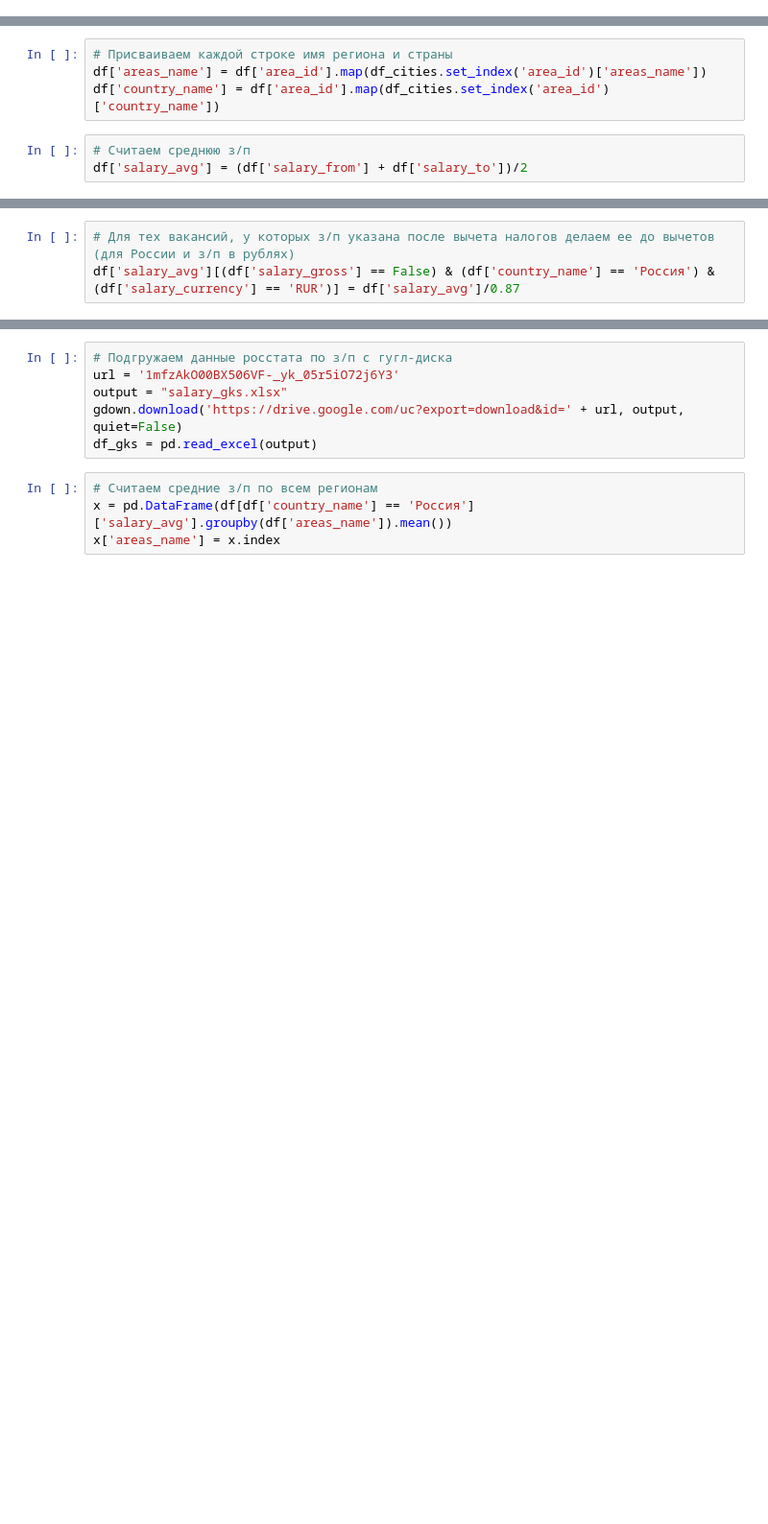
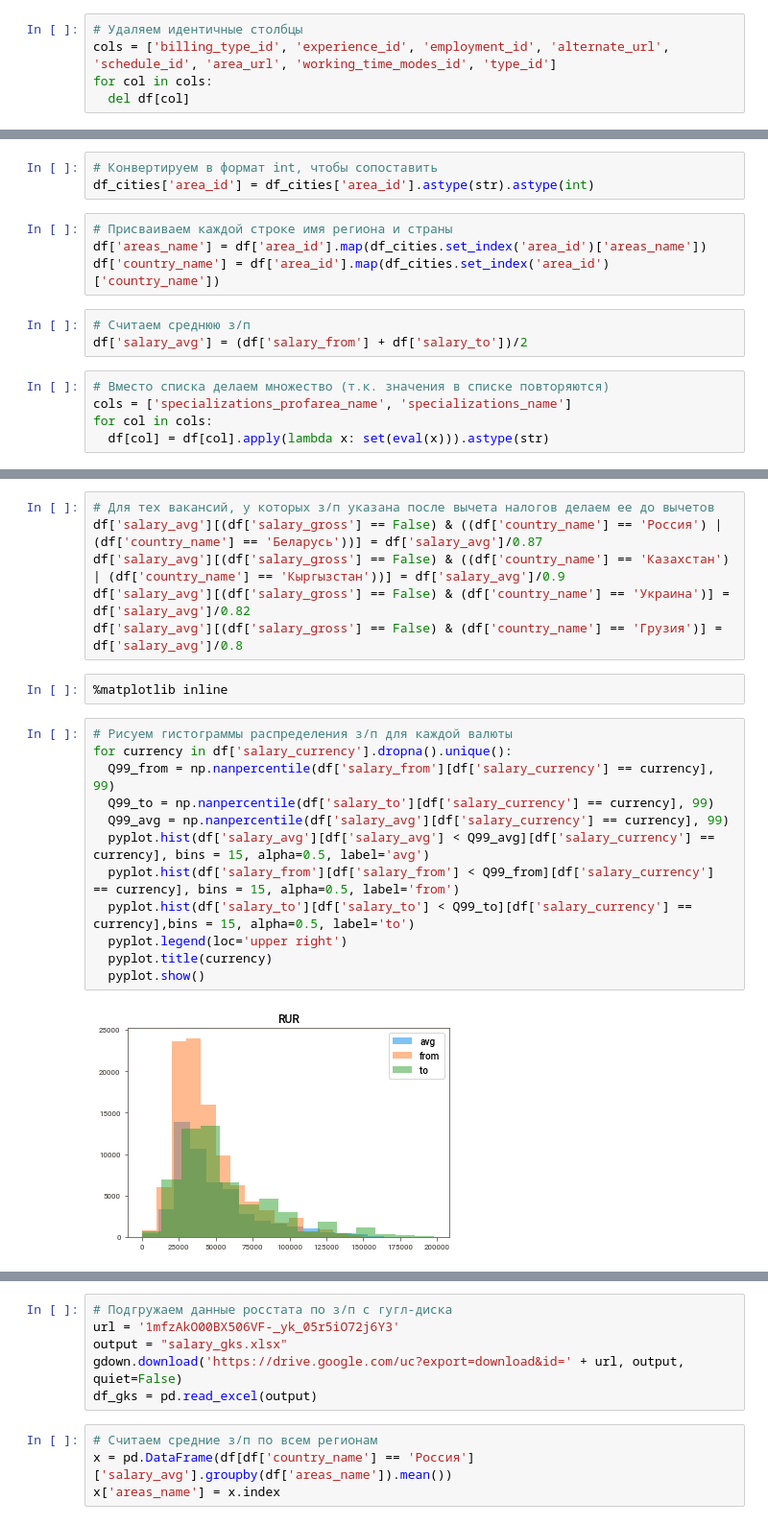
Before and after one commit to alievaliza/MSU_diploma, a Jupyter notebook: notebooks/EDA_hh_data.ipynb, the cells around one changed output, grey strips where cells are left out. Shown: that part at 96% size. Saved outputs shown, nothing was run; the diff lists cells and outputs as text; blank space fills up the shorter version.

```diff
--- a/notebooks/EDA_hh_data.ipynb
+++ b/notebooks/EDA_hh_data.ipynb
@@ -23,3 +32,8 @@ df = pd.read_excel(output)
+# %%
+# Удаляем идентичные столбцы
+cols = ['billing_type_id', 'experience_id', 'employment_id', 'alternate_url', 'schedule_id', 'area_url', 'working_time_modes_id', 'type_id']
+for col in cols:
+  del df[col]
 # %%
 # Получаем все города и их parent_id
 req = requests.get('https://api.hh.ru/areas')  # Посылаем запрос к API
@@ -45,6 +59,9 @@ df_cities['areas_name'] = areas_name
 # Переименовываем столбец
 df_cities['area_id'] = df_cities['id']
 df_cities = df_cities.drop('id', 1)
+# %%
+# Конвертируем в формат int, чтобы сопоставить
+df_cities['area_id'] = df_cities['area_id'].astype(str).astype(int)
 # %%
 # Присваиваем каждой строке имя региона и страны
 df['areas_name'] = df['area_id'].map(df_cities.set_index('area_id')['areas_name'])
@@ -52,3 +69,8 @@ df['country_name'] = df['area_id'].map(df_cities.set_index('area_id')['country_n
 # %%
 # Считаем среднюю з/п
 df['salary_avg'] = (df['salary_from'] + df['salary_to'])/2
+# %%
+# Вместо списка делаем множество (т.к. значения в списке повторяются)
+cols = ['specializations_profarea_name', 'specializations_name']
+for col in cols:
+  df[col] = df[col].apply(lambda x: set(eval(x))).astype(str)
@@ -55,3 +91,22 @@ df['salary_avg'] = (df['salary_from'] + df['salary_to'])/2
 # %%
-# Для тех вакансий, у которых з/п указана после вычета налогов делаем ее до вычетов (для России и з/п в рублях)
-df['salary_avg'][(df['salary_gross'] == False) & (df['country_name'] == 'Россия') & (df['salary_currency'] == 'RUR')] = df['salary_avg']/0.87
+# Для тех вакансий, у которых з/п указана после вычета налогов делаем ее до вычетов
+df['salary_avg'][(df['salary_gross'] == False) & ((df['country_name'] == 'Россия') | (df['country_name'] == 'Беларусь'))] = df['salary_avg']/0.87
+df['salary_avg'][(df['salary_gross'] == False) & ((df['country_name'] == 'Казахстан') | (df['country_name'] == 'Кыргызстан'))] = df['salary_avg']/0.9
+df['salary_avg'][(df['salary_gross'] == False) & (df['country_name'] == 'Украина')] = df['salary_avg']/0.82
+df['salary_avg'][(df['salary_gross'] == False) & (df['country_name'] == 'Грузия')] = df['salary_avg']/0.8
+# %%
+%matplotlib inline
+# %%
+# Рисуем гистограммы распределения з/п для каждой валюты
+for currency in df['salary_currency'].dropna().unique():
+  Q99_from = np.nanpercentile(df['salary_from'][df['salary_currency'] == currency], 99)
+  Q99_to = np.nanpercentile(df['salary_to'][df['salary_currency'] == currency], 99)
+  Q99_avg = np.nanpercentile(df['salary_avg'][df['salary_currency'] == currency], 99)
+  pyplot.hist(df['salary_avg'][df['salary_avg'] < Q99_avg][df['salary_currency'] == currency], bins = 15, alpha=0.5, label='avg')
+  pyplot.hist(df['salary_from'][df['salary_from'] < Q99_from][df['salary_currency'] == currency], bins = 15, alpha=0.5, label='from')
+  pyplot.hist(df['salary_to'][df['salary_to'] < Q99_to][df['salary_currency'] == currency],bins = 15, alpha=0.5, label='to')
+  pyplot.legend(loc='upper right')
+  pyplot.title(currency)
+  pyplot.show()
+# %% [output]
+[figure, added]
```
Also changed, not shown: parts of 24 cells of this notebook.
